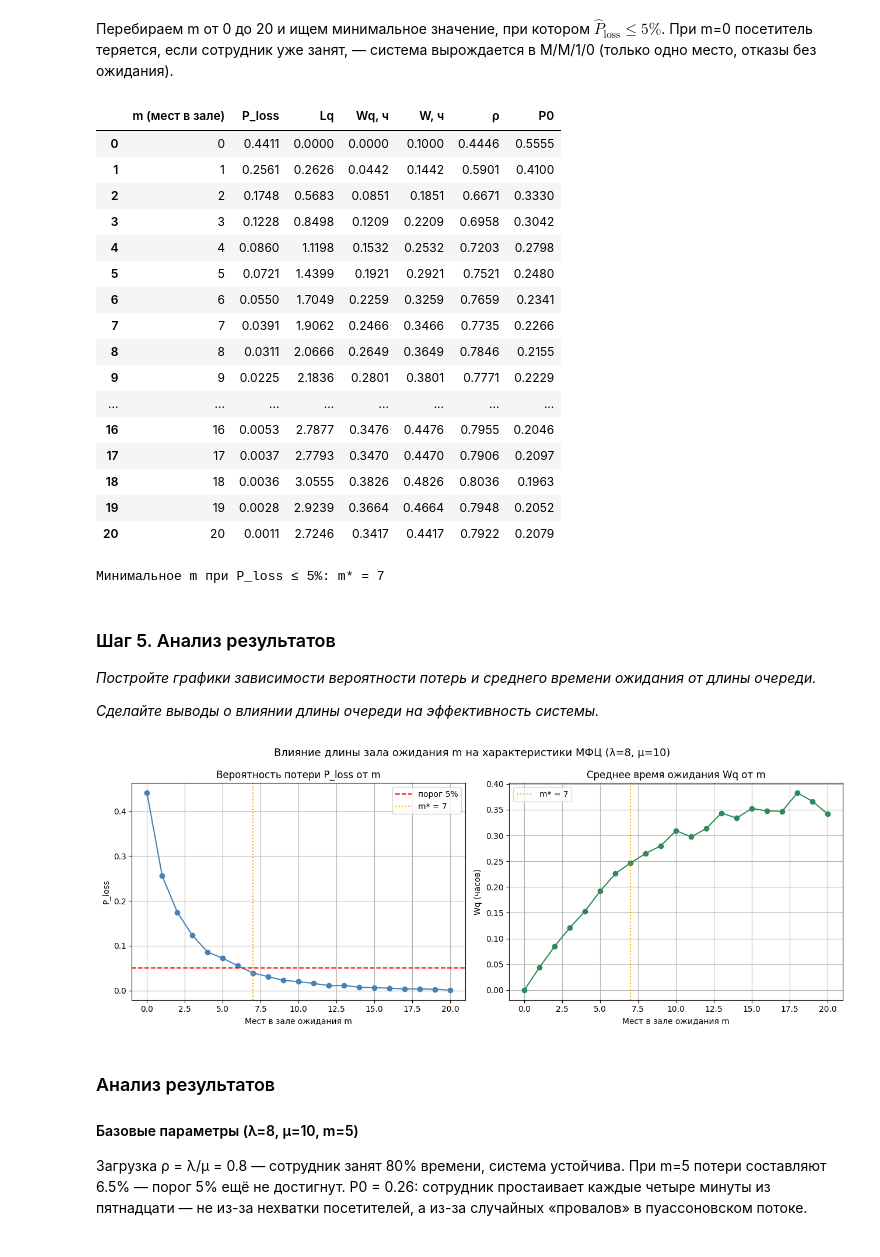
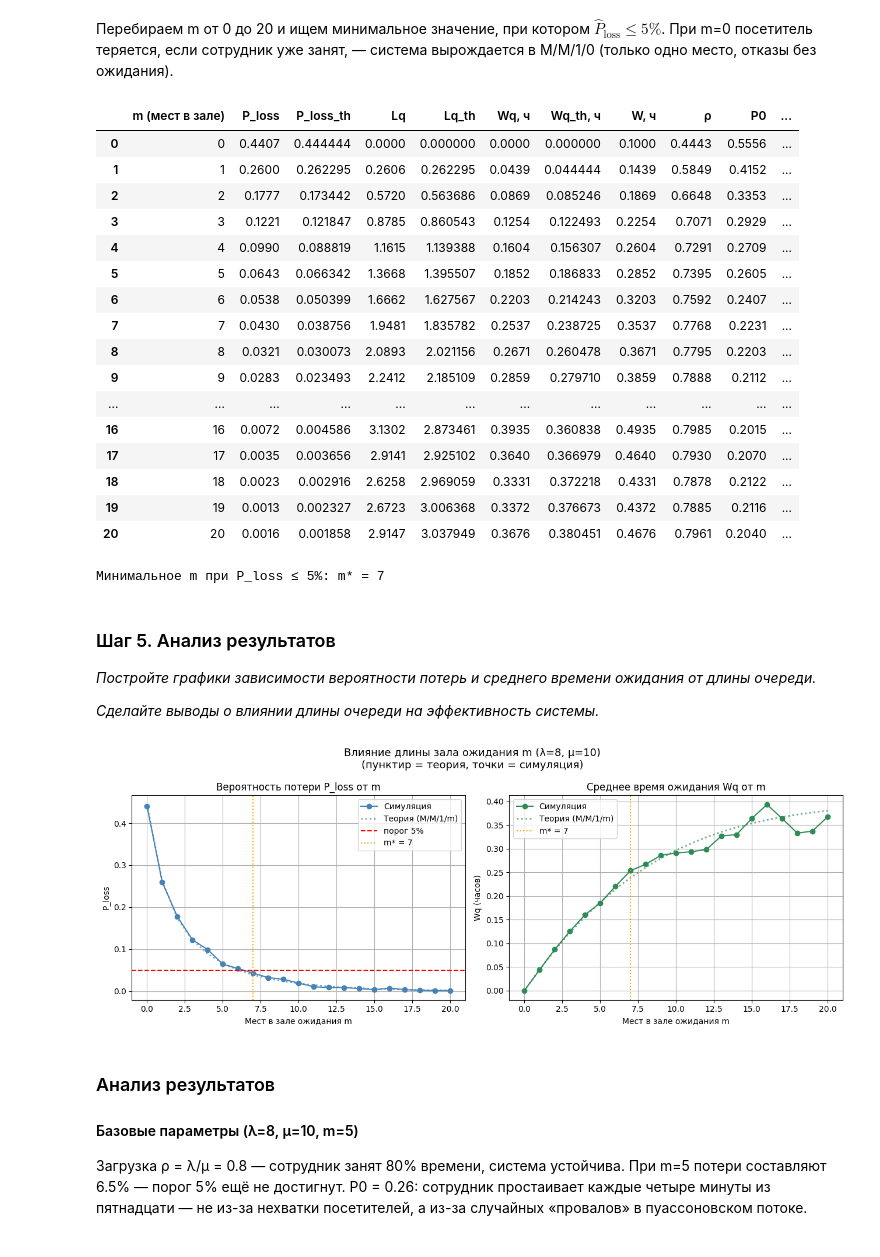
Before and after one commit to kimvlry/supercool-queueing-theory, a Jupyter notebook: lab-3.ipynb, the cells around one changed output. Saved outputs shown, nothing was run; the diff lists cells and outputs as text; code cells hidden in the pictures.

```diff
--- a/lab-3.ipynb
+++ b/lab-3.ipynb
@@ -247,14 +247,19 @@ optimal_m = None
 
 for m in range(0, 21):
     r = simulate(ARRIVAL_RATE, SERVICE_RATE, m, SIMULATION_TIME)
+    t = mm1m_theory(ARRIVAL_RATE, SERVICE_RATE, m)
     rows_m.append({
         "m (мест в зале)": m,
-        "P_loss": r["P_loss (вероятность потери)"],
-        "Lq":     r["Lq    (ср. очередь)"],
-        "Wq, ч":  r["Wq    (ср. ожидание, ч)"],
-        "W, ч":   r["W     (ср. время в МФЦ, ч)"],
-        "ρ":      r["ρ     (загрузка сотрудника)"],
-        "P0":     r["P0    (простой сотрудника)"]
+        "P_loss":    r["P_loss (вероятность потери)"],
+        "P_loss_th": t["P_loss_theory"],
+        "Lq":        r["Lq    (ср. очередь)"],
+        "Lq_th":     t["Lq_theory"],
+        "Wq, ч":     r["Wq    (ср. ожидание, ч)"],
+        "Wq_th, ч":  t["Wq_theory (ч)"],
+        "W, ч":      r["W     (ср. время в МФЦ, ч)"],
+        "ρ":         r["ρ     (загрузка сотрудника)"],
+        "P0":        r["P0    (простой сотрудника)"],
+        "P0_th":     t["P0_theory"],
     })
     if optimal_m is None and r["P_loss (вероятность потери)"] <= LOSS_THRESHOLD:
         optimal_m = m
@@ -264,23 +269,23 @@ display(df_m)
 
 print(f"\nМинимальное m при P_loss ≤ {LOSS_THRESHOLD*100:.0f}%: m* = {optimal_m}")
 # %% [output]
-|  | m (мест в зале) | P_loss | Lq | Wq, ч | W, ч | ρ | P0 |
-| 0 | 0 | 0.4411 | 0.0000 | 0.0000 | 0.1000 | 0.4446 | 0.5555 |
-| 1 | 1 | 0.2561 | 0.2626 | 0.0442 | 0.1442 | 0.5901 | 0.4100 |
-| 2 | 2 | 0.1748 | 0.5683 | 0.0851 | 0.1851 | 0.6671 | 0.3330 |
-| 3 | 3 | 0.1228 | 0.8498 | 0.1209 | 0.2209 | 0.6958 | 0.3042 |
-| 4 | 4 | 0.0860 | 1.1198 | 0.1532 | 0.2532 | 0.7203 | 0.2798 |
-| 5 | 5 | 0.0721 | 1.4399 | 0.1921 | 0.2921 | 0.7521 | 0.2480 |
-| 6 | 6 | 0.0550 | 1.7049 | 0.2259 | 0.3259 | 0.7659 | 0.2341 |
-| 7 | 7 | 0.0391 | 1.9062 | 0.2466 | 0.3466 | 0.7735 | 0.2266 |
-| 8 | 8 | 0.0311 | 2.0666 | 0.2649 | 0.3649 | 0.7846 | 0.2155 |
-| 9 | 9 | 0.0225 | 2.1836 | 0.2801 | 0.3801 | 0.7771 | 0.2229 |
-| ... | ... | ... | ... | ... | ... | ... | ... |
-| 16 | 16 | 0.0053 | 2.7877 | 0.3476 | 0.4476 | 0.7955 | 0.2046 |
-| 17 | 17 | 0.0037 | 2.7793 | 0.3470 | 0.4470 | 0.7906 | 0.2097 |
-| 18 | 18 | 0.0036 | 3.0555 | 0.3826 | 0.4826 | 0.8036 | 0.1963 |
-| 19 | 19 | 0.0028 | 2.9239 | 0.3664 | 0.4664 | 0.7948 | 0.2052 |
-| 20 | 20 | 0.0011 | 2.7246 | 0.3417 | 0.4417 | 0.7922 | 0.2079 |
+|  | m (мест в зале) | P_loss | P_loss_th | Lq | Lq_th | Wq, ч | Wq_th, ч | W, ч | ρ | P0 | ... |
+| 0 | 0 | 0.4407 | 0.444444 | 0.0000 | 0.000000 | 0.0000 | 0.000000 | 0.1000 | 0.4443 | 0.5556 | ... |
+| 1 | 1 | 0.2600 | 0.262295 | 0.2606 | 0.262295 | 0.0439 | 0.044444 | 0.1439 | 0.5849 | 0.4152 | ... |
+| 2 | 2 | 0.1777 | 0.173442 | 0.5720 | 0.563686 | 0.0869 | 0.085246 | 0.1869 | 0.6648 | 0.3353 | ... |
+| 3 | 3 | 0.1221 | 0.121847 | 0.8785 | 0.860543 | 0.1254 | 0.122493 | 0.2254 | 0.7071 | 0.2929 | ... |
+| 4 | 4 | 0.0990 | 0.088819 | 1.1615 | 1.139388 | 0.1604 | 0.156307 | 0.2604 | 0.7291 | 0.2709 | ... |
+| 5 | 5 | 0.0643 | 0.066342 | 1.3668 | 1.395507 | 0.1852 | 0.186833 | 0.2852 | 0.7395 | 0.2605 | ... |
+| 6 | 6 | 0.0538 | 0.050399 | 1.6662 | 1.627567 | 0.2203 | 0.214243 | 0.3203 | 0.7592 | 0.2407 | ... |
+| 7 | 7 | 0.0430 | 0.038756 | 1.9481 | 1.835782 | 0.2537 | 0.238725 | 0.3537 | 0.7768 | 0.2231 | ... |
+| 8 | 8 | 0.0321 | 0.030073 | 2.0893 | 2.021156 | 0.2671 | 0.260478 | 0.3671 | 0.7795 | 0.2203 | ... |
+| 9 | 9 | 0.0283 | 0.023493 | 2.2412 | 2.185109 | 0.2859 | 0.279710 | 0.3859 | 0.7888 | 0.2112 | ... |
+| ... | ... | ... | ... | ... | ... | ... | ... | ... | ... | ... | ... |
+| 16 | 16 | 0.0072 | 0.004586 | 3.1302 | 2.873461 | 0.3935 | 0.360838 | 0.4935 | 0.7985 | 0.2015 | ... |
+| 17 | 17 | 0.0035 | 0.003656 | 2.9141 | 2.925102 | 0.3640 | 0.366979 | 0.4640 | 0.7930 | 0.2070 | ... |
+| 18 | 18 | 0.0023 | 0.002916 | 2.6258 | 2.969059 | 0.3331 | 0.372218 | 0.4331 | 0.7878 | 0.2122 | ... |
+| 19 | 19 | 0.0013 | 0.002327 | 2.6723 | 3.006368 | 0.3372 | 0.376673 | 0.4372 | 0.7885 | 0.2116 | ... |
+| 20 | 20 | 0.0016 | 0.001858 | 2.9147 | 3.037949 | 0.3676 | 0.380451 | 0.4676 | 0.7961 | 0.2040 | ... |
 Минимальное m при P_loss ≤ 5%: m* = 7
 # %% [markdown]
 ### Шаг 5. Анализ результатов
@@ -291,34 +296,36 @@ _Сделайте выводы о влиянии длины очереди на
 # %%
 plt.style.use("default")
 fig, axes = plt.subplots(1, 2, figsize=(13, 5))
 ms = df_m["m (мест в зале)"]
 
-# вероятность потери P_loss от вместимости очереди m
+# P_loss от m
 ax = axes[0]
-ax.plot(ms, df_m["P_loss"], marker="o", color="steelblue")
+ax.plot(ms, df_m["P_loss"],    marker="o", color="steelblue", label="Симуляция")
+ax.plot(ms, df_m["P_loss_th"], marker="", color="steelblue", linestyle=":", linewidth=2, alpha=0.7, label="Теория (M/M/1/m)")
 ax.axhline(y=LOSS_THRESHOLD, color="red", linestyle="--", label=f"порог {LOSS_THRESHOLD*100:.0f}%")
 if optimal_m is not None:
     ax.axvline(x=optimal_m, color="orange", linestyle=":", label=f"m* = {optimal_m}")
 ax.set_title("Вероятность потери P_loss от m")
 ax.set_xlabel("Мест в зале ожидания m")
 ax.set_ylabel("P_loss")
 ax.legend(); ax.grid(True)
 
 # Wq от m
 ax = axes[1]
-ax.plot(ms, df_m["Wq, ч"], marker="o", color="seagreen")
+ax.plot(ms, df_m["Wq, ч"],   marker="o", color="seagreen", label="Симуляция")
+ax.plot(ms, df_m["Wq_th, ч"],marker="", color="seagreen", linestyle=":", linewidth=2, alpha=0.7, label="Теория (M/M/1/m)")
 if optimal_m is not None:
     ax.axvline(x=optimal_m, color="orange", linestyle=":", label=f"m* = {optimal_m}")
 ax.set_title("Среднее время ожидания Wq от m")
 ax.set_xlabel("Мест в зале ожидания m")
 ax.set_ylabel("Wq (часов)")
 ax.legend(); ax.grid(True)
 
-plt.suptitle(f"Влияние длины зала ожидания m на характеристики МФЦ (λ={ARRIVAL_RATE}, μ={SERVICE_RATE})", fontsize=13)
+plt.suptitle(f"Влияние длины зала ожидания m (λ={ARRIVAL_RATE}, μ={SERVICE_RATE})\n(пунктир = теория, точки = симуляция)", fontsize=13)
 plt.tight_layout()
 plt.show()
 # %% [output]
-[figure, old version]
+[figure, new version]
 # %% [markdown]
 ### Анализ результатов
 
```
Also changed, not shown: parts of 1 cell of this notebook, 1 other file.
